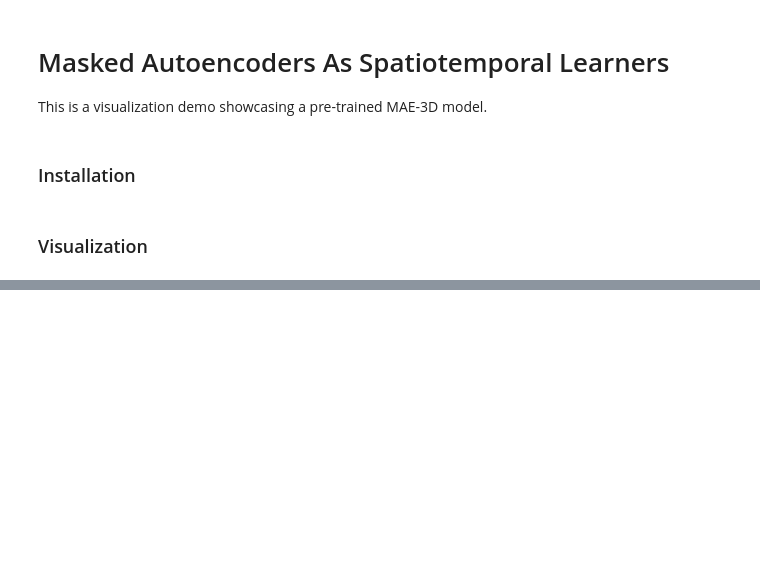
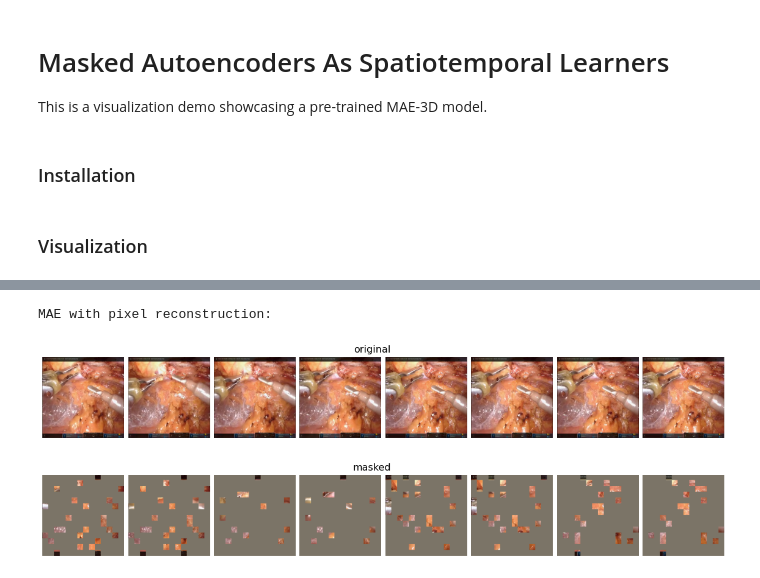
Before and after one commit to cyrilzakka/MAE3D, a Jupyter notebook: mae3d_visualize.ipynb, the cells around one changed output, grey strips where cells are left out. Drawn from its saved outputs; the diff is of its cells as text; code cells hidden in the pictures; blank space fills up the shorter version.

```diff
--- a/mae3d_visualize.ipynb
+++ b/mae3d_visualize.ipynb
@@ -92,0 +115,9 @@ def run_one_image(seq, model):
+# %%
+# make random mask reproducible (comment out to make it change)
+torch.manual_seed(2)
+print('MAE with pixel reconstruction:')
+run_one_sequence(input, model_mae)
+# %% [output]
+MAE with pixel reconstruction:
+[figure, added]
+[figure, added]
```
Also changed, not shown: parts of 3 cells of this notebook, 1 other file.
